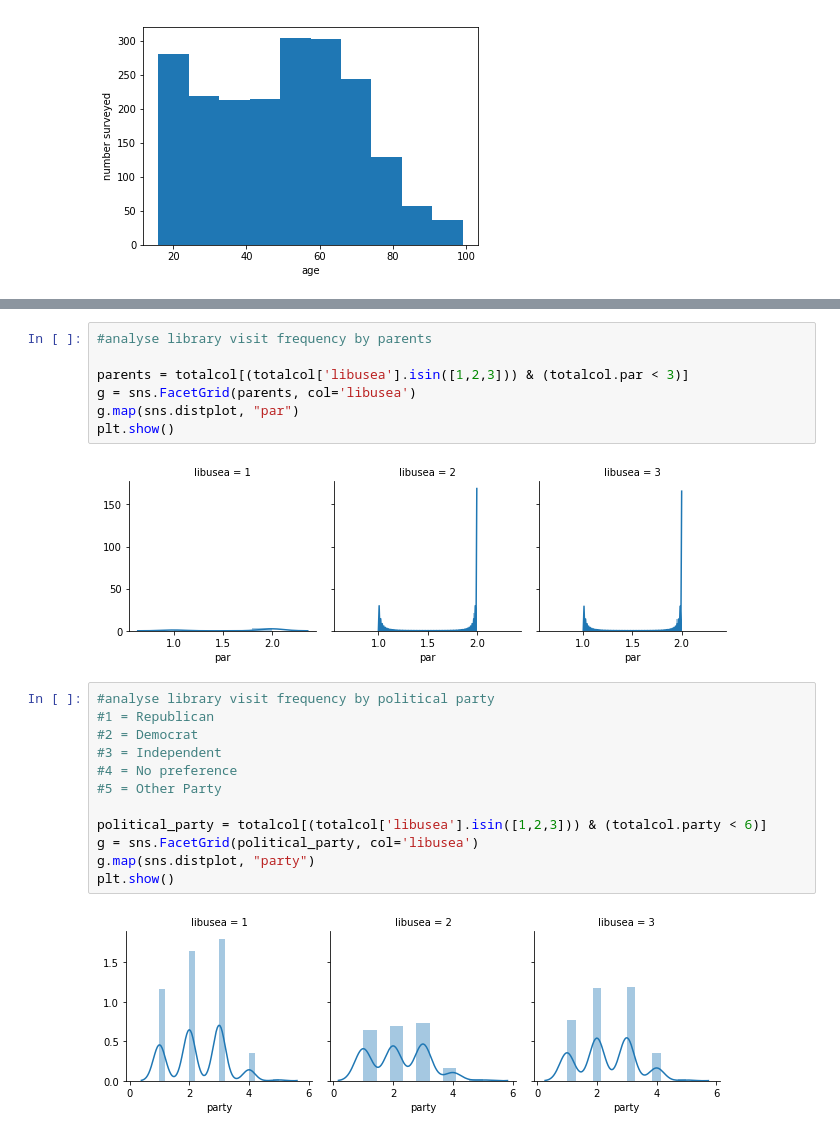
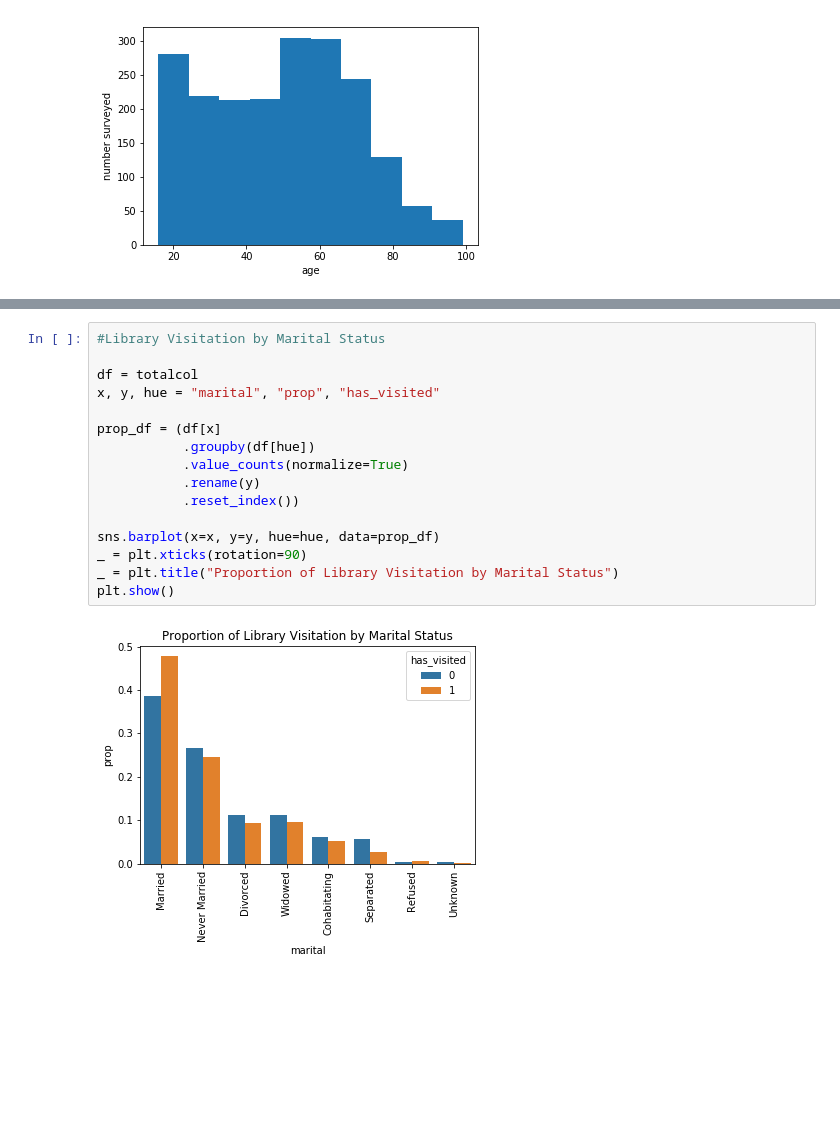
Before and after one commit to noraek/Springboard, a Jupyter notebook: Data Story - VIsualizations.ipynb, the cells around one changed output, grey strips where cells are left out. Cells and saved outputs as stored; diff of their text form; blank space fills up the shorter version.

```diff
--- a/Data Story - VIsualizations.ipynb
+++ b/Data Story - VIsualizations.ipynb
@@ -149,23 +220,18 @@ plt.show()
-# %%
-#analyse library visit frequency by parents
-
-parents = totalcol[(totalcol['libusea'].isin([1,2,3])) & (totalcol.par < 3)]
-g = sns.FacetGrid(parents, col='libusea')
-g.map(sns.distplot, "par")
-plt.show()
-# %% [output]
-[figure, removed]
-# %%
-#analyse library visit frequency by political party
-#1 = Republican
-#2 = Democrat
-#3 = Independent
-#4 = No preference
-#5 = Other Party
-
-political_party = totalcol[(totalcol['libusea'].isin([1,2,3])) & (totalcol.party < 6)]
-g = sns.FacetGrid(political_party, col='libusea')
-g.map(sns.distplot, "party")
-plt.show()
-# %% [output]
-[figure, removed]
+# %%
+#Library Visitation by Marital Status
+
+df = totalcol
+x, y, hue = "marital", "prop", "has_visited"
+
+prop_df = (df[x]
+           .groupby(df[hue])
+           .value_counts(normalize=True)
+           .rename(y)
+           .reset_index())
+
+sns.barplot(x=x, y=y, hue=hue, data=prop_df)
+_ = plt.xticks(rotation=90)
+_ = plt.title("Proportion of Library Visitation by Marital Status")
+plt.show()
+# %% [output]
+[figure, added]
```
Also changed, not shown: parts of 31 cells of this notebook.
